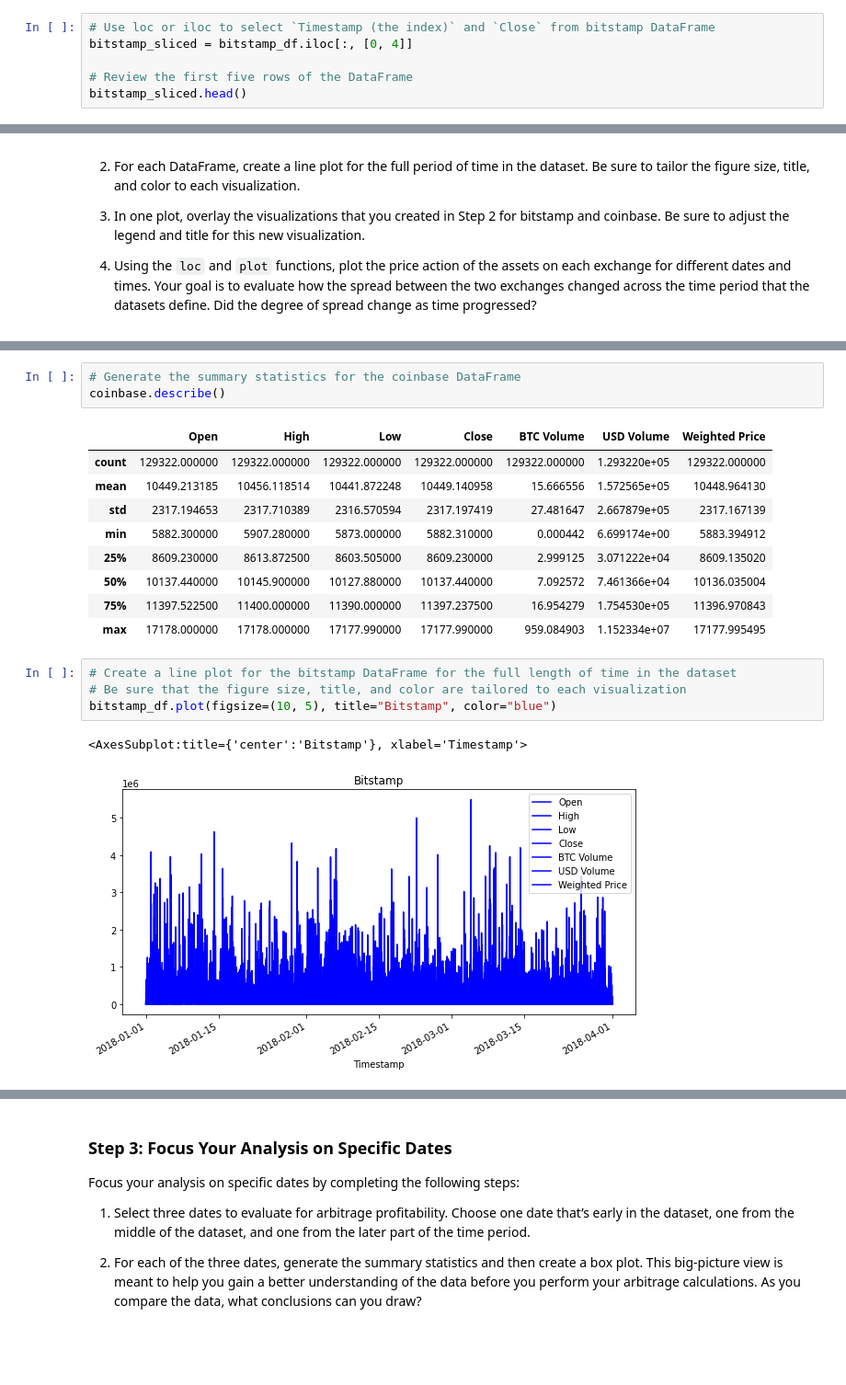
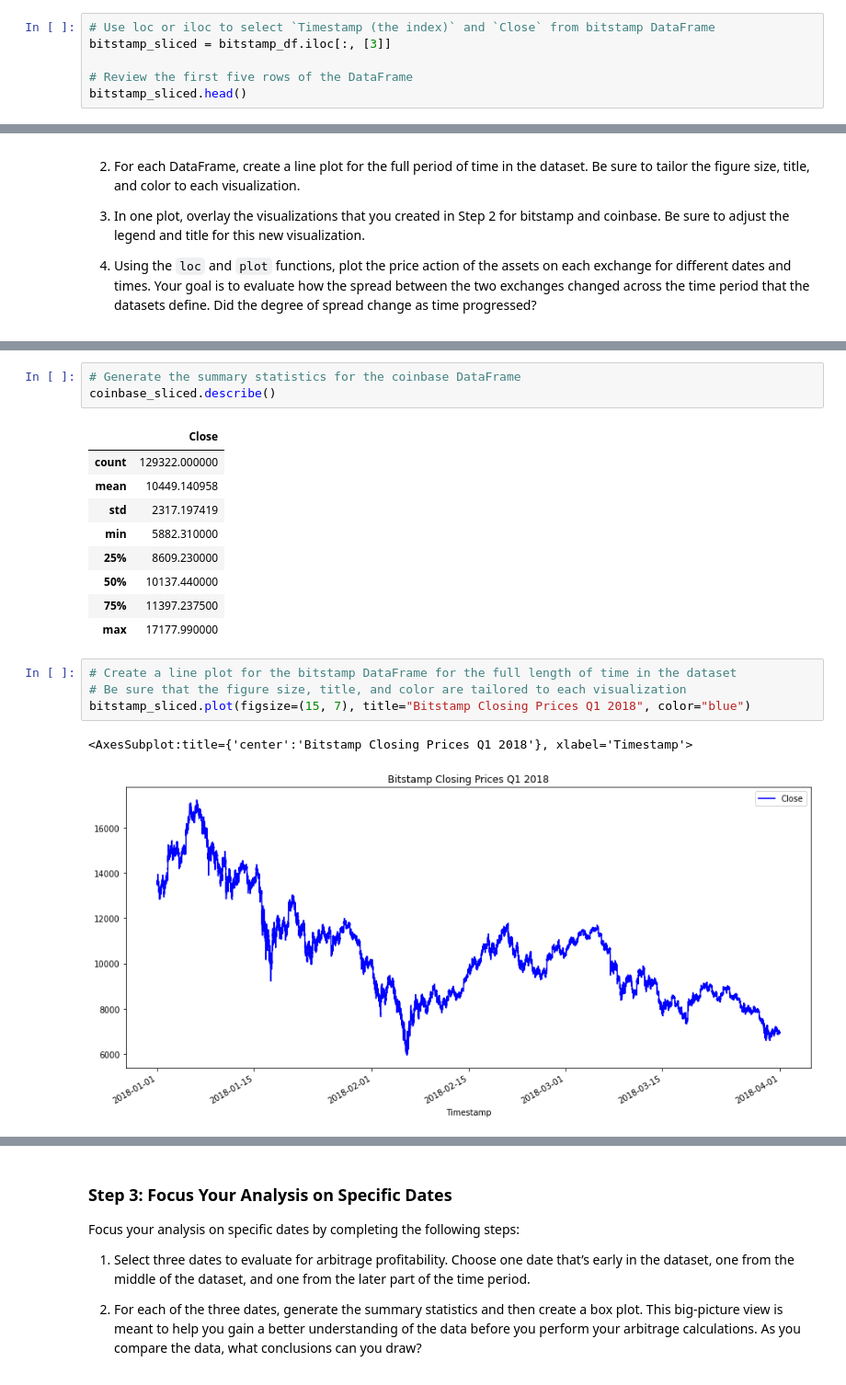
Before and after one commit to toniahurst/FinTech_Module_3_Challenge, a Jupyter notebook: crypto_arbitrage.ipynb, the cells around one changed output, grey strips where cells are left out. Shown at 92% size. Cells and saved outputs as stored; diff of their text form; blank space fills up the shorter version.

```diff
--- a/crypto_arbitrage.ipynb
+++ b/crypto_arbitrage.ipynb
@@ -246,7 +252,7 @@ Select the data you want to analyze. Use `loc` or `iloc` to select the following
 * Close
 # %%
 # Use loc or iloc to select `Timestamp (the index)` and `Close` from bitstamp DataFrame
-bitstamp_sliced = bitstamp_df.iloc[:, [0, 4]]
+bitstamp_sliced = bitstamp_df.iloc[:, [3]]
 
 # Review the first five rows of the DataFrame
 bitstamp_sliced.head()
@@ -300,23 +306,23 @@ bitstamp_df.describe()
 # %%
 # Generate the summary statistics for the coinbase DataFrame
-coinbase.describe()
+coinbase_sliced.describe()
 # %% [output]
-|  | Open | High | Low | Close | BTC Volume | USD Volume | Weighted Price |
-| count | 129322.000000 | 129322.000000 | 129322.000000 | 129322.000000 | 129322.000000 | 1.293220e+05 | 129322.000000 |
-| mean | 10449.213185 | 10456.118514 | 10441.872248 | 10449.140958 | 15.666556 | 1.572565e+05 | 10448.964130 |
-| std | 2317.194653 | 2317.710389 | 2316.570594 | 2317.197419 | 27.481647 | 2.667879e+05 | 2317.167139 |
-| min | 5882.300000 | 5907.280000 | 5873.000000 | 5882.310000 | 0.000442 | 6.699174e+00 | 5883.394912 |
-| 25% | 8609.230000 | 8613.872500 | 8603.505000 | 8609.230000 | 2.999125 | 3.071222e+04 | 8609.135020 |
-| 50% | 10137.440000 | 10145.900000 | 10127.880000 | 10137.440000 | 7.092572 | 7.461366e+04 | 10136.035004 |
-| 75% | 11397.522500 | 11400.000000 | 11390.000000 | 11397.237500 | 16.954279 | 1.754530e+05 | 11396.970843 |
-| max | 17178.000000 | 17178.000000 | 17177.990000 | 17177.990000 | 959.084903 | 1.152334e+07 | 17177.995495 |
+|  | Close |
+| count | 129322.000000 |
+| mean | 10449.140958 |
+| std | 2317.197419 |
+| min | 5882.310000 |
+| 25% | 8609.230000 |
+| 50% | 10137.440000 |
+| 75% | 11397.237500 |
+| max | 17177.990000 |
 # %%
 # Create a line plot for the bitstamp DataFrame for the full length of time in the dataset
 # Be sure that the figure size, title, and color are tailored to each visualization
-bitstamp_df.plot(figsize=(10, 5), title="Bitstamp", color="blue")
+bitstamp_sliced.plot(figsize=(15, 7), title="Bitstamp Closing Prices Q1 2018", color="blue")
 # %% [output]
-<AxesSubplot:title={'center':'Bitstamp'}, xlabel='Timestamp'>
+<AxesSubplot:title={'center':'Bitstamp Closing Prices Q1 2018'}, xlabel='Timestamp'>
-[figure, old version]
+[figure, new version]
 # %%
 # Create a line plot for the coinbase DataFrame for the full length of time in the dataset
 # Be sure that the figure size, title, and color are tailored to each visualization
```
Also changed, not shown: parts of 83 cells of this notebook.
